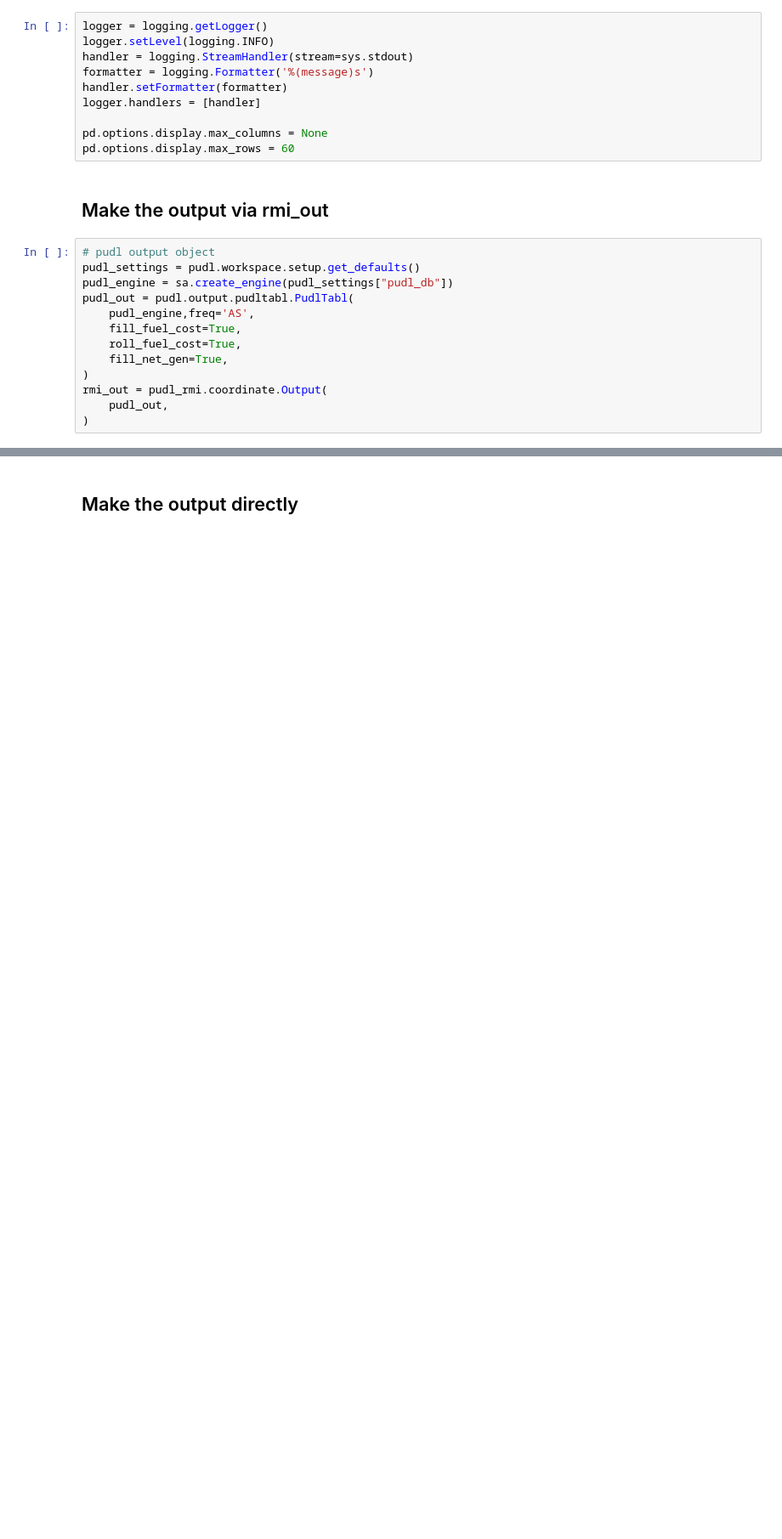
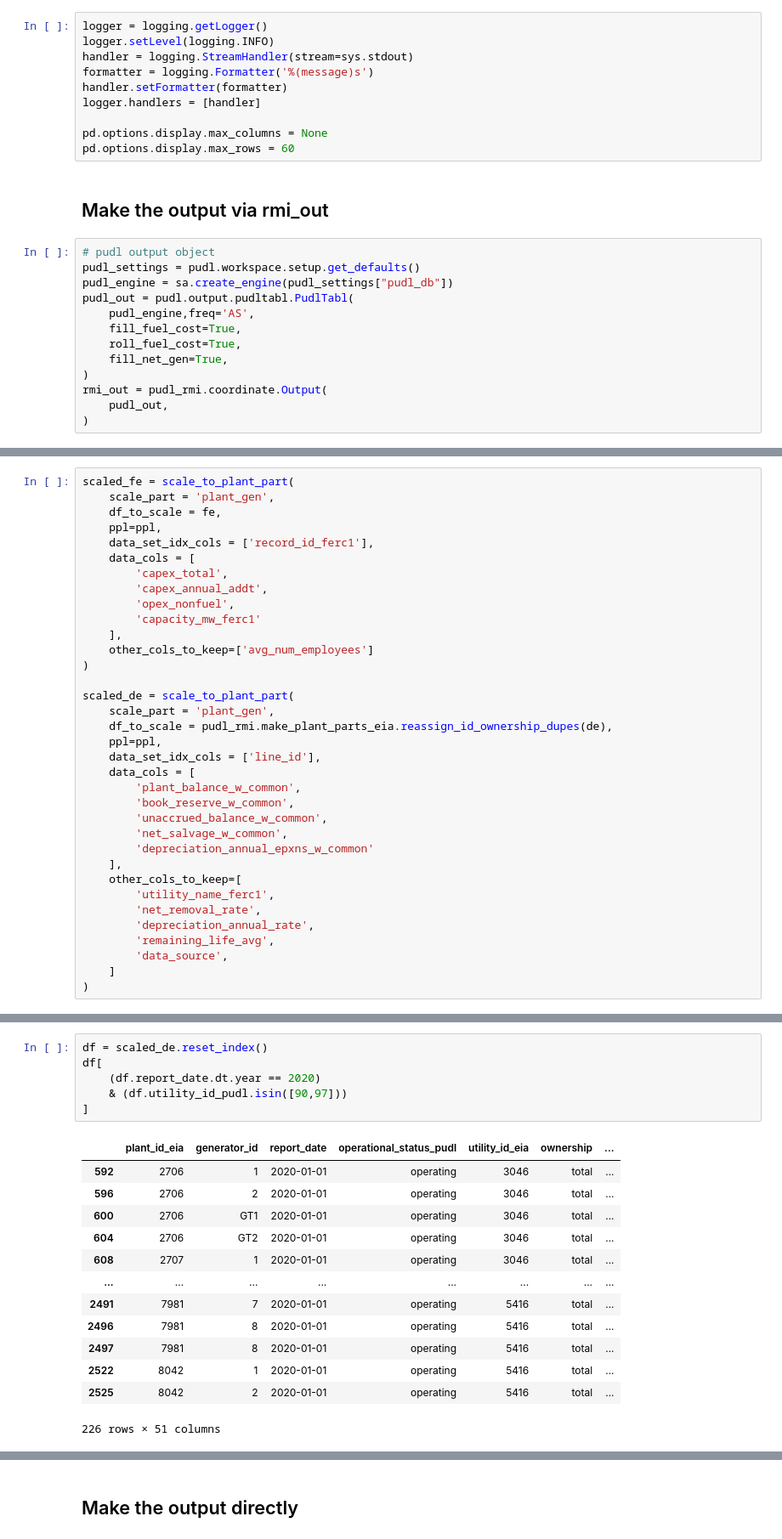
Before and after one commit to catalyst-cooperative/rmi-ferc1-eia, a Jupyter notebook: notebooks/connect_deprish_to_ferc1.ipynb, the cells around one changed output, grey strips where cells are left out. Shown at 85% size. Cells and saved outputs as stored; diff of their text form; blank space fills up the shorter version.

Commit message:
update inputs and messy messy deprish to ferc notebook.
(I will almost certainly remove almost everything in the
deprish_to_ferc1 notebook.)

```diff
--- a/notebooks/connect_deprish_to_ferc1.ipynb
+++ b/notebooks/connect_deprish_to_ferc1.ipynb
@@ -47,0 +348,35 @@ ppl, d, de, fe, scaled_df = rmi_out.grab_all(clobber_all=False)
+# %%
+scaled_fe = scale_to_plant_part(
+    scale_part = 'plant_gen',
+    df_to_scale = fe,
+    ppl=ppl,
+    data_set_idx_cols = ['record_id_ferc1'],
+    data_cols = [
+        'capex_total',
+        'capex_annual_addt',
+        'opex_nonfuel',
+        'capacity_mw_ferc1'
+    ],
+    other_cols_to_keep=['avg_num_employees']
+)
+
+scaled_de = scale_to_plant_part(
+    scale_part = 'plant_gen',
+    df_to_scale = pudl_rmi.make_plant_parts_eia.reassign_id_ownership_dupes(de),
+    ppl=ppl,
+    data_set_idx_cols = ['line_id'],
+    data_cols = [
+        'plant_balance_w_common',
+        'book_reserve_w_common',
+        'unaccrued_balance_w_common',
+        'net_salvage_w_common',
+        'depreciation_annual_epxns_w_common'
+    ],
+    other_cols_to_keep=[
+        'utility_name_ferc1',
+        'net_removal_rate',
+        'depreciation_annual_rate',
+        'remaining_life_avg',
+        'data_source',
+    ]
+)
@@ -47,0 +392,20 @@ ppl, d, de, fe, scaled_df = rmi_out.grab_all(clobber_all=False)
+# %%
+df = scaled_de.reset_index()
+df[
+    (df.report_date.dt.year == 2020)
+    & (df.utility_id_pudl.isin([90,97]))
+]
+# %% [output]
+|  | plant_id_eia | generator_id | report_date | operational_status_pudl | utility_id_eia | ownership | ... |
+| 592 | 2706 | 1 | 2020-01-01 | operating | 3046 | total | ... |
+| 596 | 2706 | 2 | 2020-01-01 | operating | 3046 | total | ... |
+| 600 | 2706 | GT1 | 2020-01-01 | operating | 3046 | total | ... |
+| 604 | 2706 | GT2 | 2020-01-01 | operating | 3046 | total | ... |
+| 608 | 2707 | 1 | 2020-01-01 | operating | 3046 | total | ... |
+| ... | ... | ... | ... | ... | ... | ... | ... |
+| 2491 | 7981 | 7 | 2020-01-01 | operating | 5416 | total | ... |
+| 2496 | 7981 | 8 | 2020-01-01 | operating | 5416 | total | ... |
+| 2497 | 7981 | 8 | 2020-01-01 | operating | 5416 | total | ... |
+| 2522 | 8042 | 1 | 2020-01-01 | operating | 5416 | total | ... |
+| 2525 | 8042 | 2 | 2020-01-01 | operating | 5416 | total | ... |
+226 rows × 51 columns
```
Also changed, not shown: parts of 33 cells of this notebook, 2 other files.
